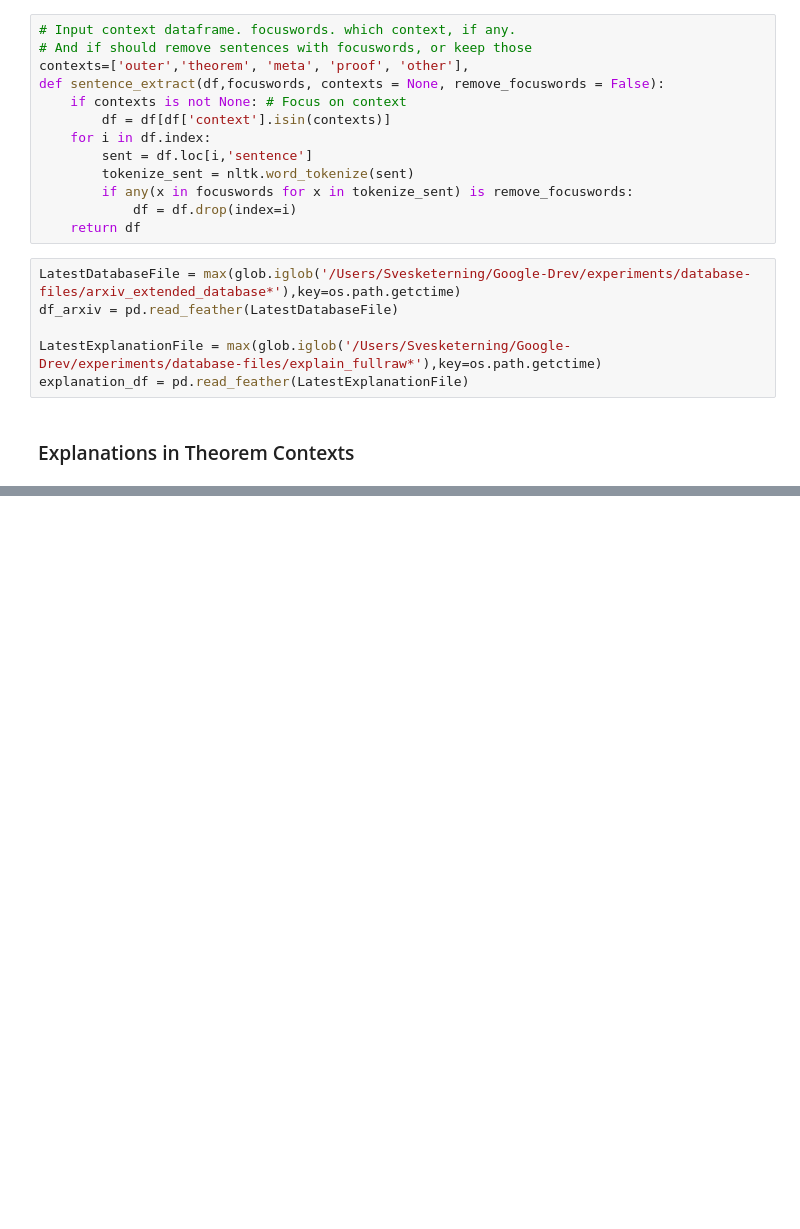
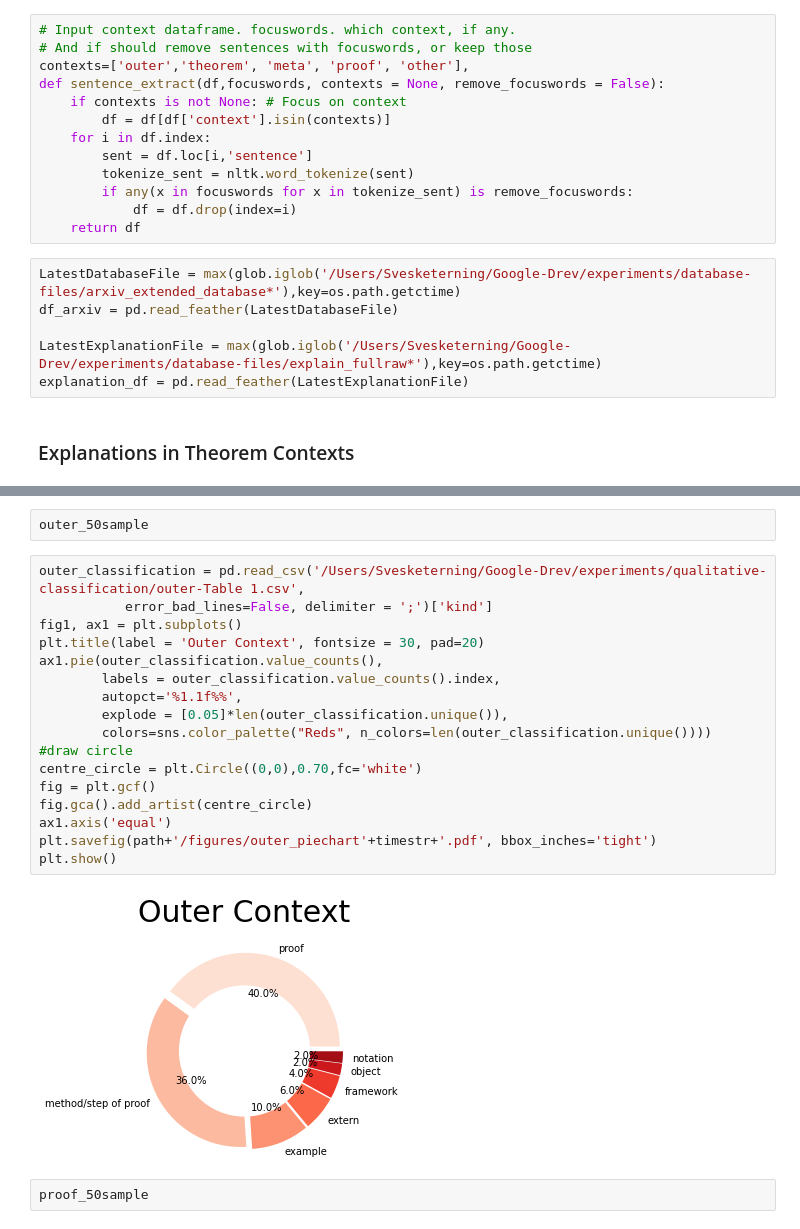
Before and after one commit to Path-to-Exile/text-mining-explanations-in-mathematics, a Jupyter notebook: explanations-theorems-proofs.ipynb, the cells around one changed output, grey strips where cells are left out. Drawn from its saved outputs; the diff is of its cells as text; blank space fills up the shorter version.

```diff
--- a/explanations-theorems-proofs.ipynb
+++ b/explanations-theorems-proofs.ipynb
@@ -74,0 +86,23 @@ test_df.sample(10)
+# %%
+outer_50sample
+# %%
+outer_classification = pd.read_csv('/Users/Svesketerning/Google-Drev/experiments/qualitative-classification/outer-Table 1.csv',
+           error_bad_lines=False, delimiter = ';')['kind']
+fig1, ax1 = plt.subplots()
+plt.title(label = 'Outer Context', fontsize = 30, pad=20)
+ax1.pie(outer_classification.value_counts(),
+        labels = outer_classification.value_counts().index,
+        autopct='%1.1f%%',
+        explode = [0.05]*len(outer_classification.unique()),
+        colors=sns.color_palette("Reds", n_colors=len(outer_classification.unique())))
+#draw circle
+centre_circle = plt.Circle((0,0),0.70,fc='white')
+fig = plt.gcf()
+fig.gca().add_artist(centre_circle)
+ax1.axis('equal')
+plt.savefig(path+'/figures/outer_piechart'+timestr+'.pdf', bbox_inches='tight')
+plt.show()
+# %% [output]
+[figure, added]
+# %%
+proof_50sample
```
Also changed, not shown: parts of 15 cells of this notebook, 8 other files.
